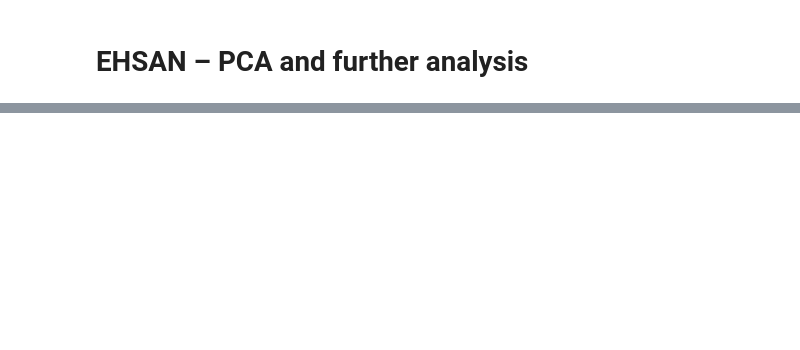
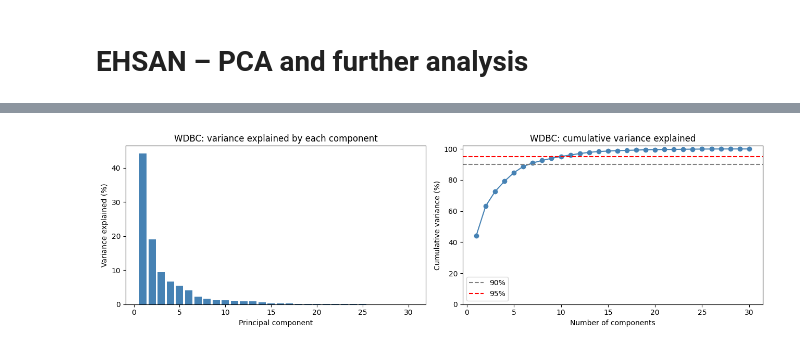
Before and after one commit to Bndreea/Team-9, a Jupyter notebook: Group9.ipynb, the cells around one changed output, grey strips where cells are left out. Saved outputs shown, nothing was run; the diff lists cells and outputs as text; code cells hidden in the pictures; blank space fills up the shorter version.

```diff
--- a/Group9.ipynb
+++ b/Group9.ipynb
@@ -1237,0 +947,95 @@ plt.show()
+# %%
+# Imports
+import numpy as np
+import pandas as pd
+import matplotlib.pyplot as plt
+import seaborn as sns
+from sklearn.preprocessing import StandardScaler
+from sklearn.decomposition import PCA
+
+try:
+    display
+except NameError:
+    display = print
+
+# Check data exists
+try:
+    X_wdbc
+except NameError:
+    try:
+        X_wdbc = x.copy()
+        y_wdbc = y["Diagnosis"].map({"B": 0, "M": 1})
+        wdbc_labels = {0: "Benign", 1: "Malignant"}
+    except NameError:
+        raise NameError("x / y not found: run Andreea's '1. Loading data' cell "
+                        "(fetch_ucirepo(id=17)) first, then re-run this cell.")
+
+
+def pca_variance_report(X, dataset_name):
+    """Standardise X, fit PCA with all components, and plot/print the variance explained."""
+    X_std = StandardScaler().fit_transform(X)
+    pca = PCA().fit(X_std)
+
+    var = pca.explained_variance_ratio_
+    cum = np.cumsum(var)
+    n90 = np.argmax(cum >= 0.90) + 1
+    n95 = np.argmax(cum >= 0.95) + 1
+    comps = np.arange(1, len(var) + 1)
+
+    fig, axes = plt.subplots(1, 2, figsize=(13, 4))
+    axes[0].bar(comps, var * 100, color="steelblue")
+    axes[0].set(title=f"{dataset_name}: variance explained by each component",
+                xlabel="Principal component", ylabel="Variance explained (%)")
+    axes[1].plot(comps, cum * 100, marker="o", color="steelblue")
+    axes[1].axhline(90, ls="--", color="grey", label="90%")
+    axes[1].axhline(95, ls="--", color="red", label="95%")
+    axes[1].set(title=f"{dataset_name}: cumulative variance explained",
+                xlabel="Number of components", ylabel="Cumulative variance (%)", ylim=(0, 102))
+    axes[1].legend()
+    plt.tight_layout()
+    plt.show()
+
+    summary = pd.DataFrame({"Variance explained (%)": var[:10] * 100,
+                            "Cumulative (%)": cum[:10] * 100},
+                           index=[f"PC{i}" for i in range(1, 11)]).round(1)
+    display(summary)
+    print(f"Components needed for 90% of the variance: {n90} (out of {X.shape[1]})")
+    print(f"Components needed for 95% of the variance: {n95} (out of {X.shape[1]})")
+    return pca, X_std
+
+
+def plot_pc_scatter(pca, X_std, y, labels, dataset_name):
+    """Scatter plot of every patient on PC1 vs PC2, coloured by class."""
+    scores = pca.transform(X_std)
+    plt.figure(figsize=(7, 5))
+    for value, name in labels.items():
+        mask = (np.asarray(y) == value)
+        plt.scatter(scores[mask, 0], scores[mask, 1], s=20, alpha=0.6, label=name)
+    plt.xlabel(f"PC1 ({pca.explained_variance_ratio_[0]:.1%} of variance)")
+    plt.ylabel(f"PC2 ({pca.explained_variance_ratio_[1]:.1%} of variance)")
+    plt.title(f"{dataset_name}: patients on the first two principal components")
+    plt.legend()
+    plt.tight_layout()
+    plt.show()
+
+
+def plot_loadings(pca, feature_names, dataset_name, n_pcs=3):
+    """Heatmap of loadings for the first n_pcs components, plus the top 5 features of each."""
+    loadings = pd.DataFrame(pca.components_[:n_pcs].T, index=feature_names,
+                            columns=[f"PC{i}" for i in range(1, n_pcs + 1)])
+    plt.figure(figsize=(6, 10))
+    sns.heatmap(loadings, cmap="coolwarm", center=0, annot=True, fmt=".2f",
+                cbar_kws={"label": "Loading"})
+    plt.title(f"{dataset_name}: feature loadings on PC1-PC{n_pcs}")
+    plt.tight_layout()
+    plt.show()
+
+    for pc in loadings.columns:
+        top = loadings[pc].abs().sort_values(ascending=False).head(5).index
+        print(f"{pc} top features: " + ", ".join(f"{f} ({loadings.loc[f, pc]:+.2f})" for f in top))
+    return loadings
+
+
+pca_wdbc, X_wdbc_std = pca_variance_report(X_wdbc, "WDBC")
+# %% [output]
+[figure, added]
```
Also changed, not shown: parts of 43 cells of this notebook.
